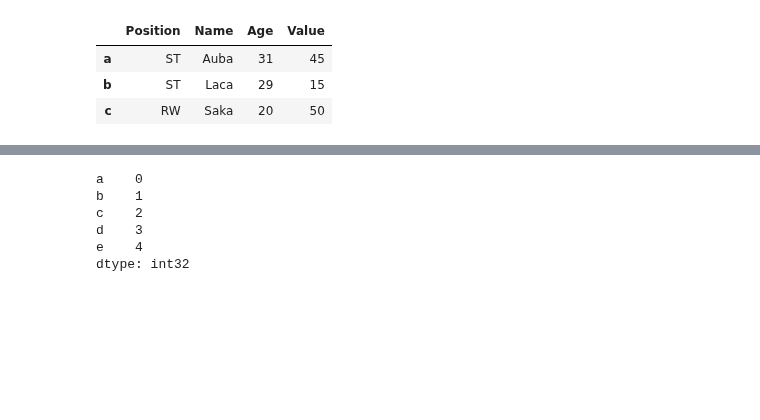
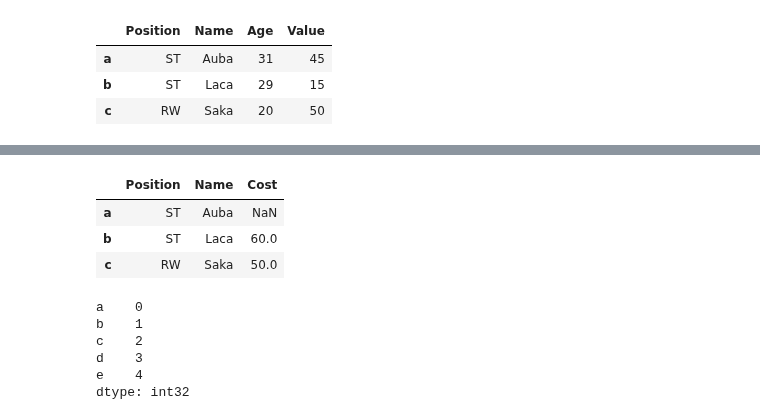
Before and after one commit to Raghav087/Python, a Jupyter notebook: pandas.ipynb, the cells around one changed output, grey strips where cells are left out. Cells and saved outputs as stored; diff of their text form; code cells hidden in the pictures; blank space fills up the shorter version.

```diff
--- a/pandas.ipynb
+++ b/pandas.ipynb
@@ -148,3 +150,10 @@ KeyError: "None of [Int64Index([1, 2], dtype='int64')] are in the [index]"
+# %%
+d2.loc[:,['Position','Name','Cost']]
+# %% [output]
+|  | Position | Name | Cost |
+| a | ST | Auba | NaN |
+| b | ST | Laca | 60.0 |
+| c | RW | Saka | 50.0 |
 # %%
 series = pd.Series(np.arange(5),index=['a','b','c','d','e'])
 series #Created a pandas series.
```
Also changed, not shown: parts of 18 cells of this notebook, 1 other file.
